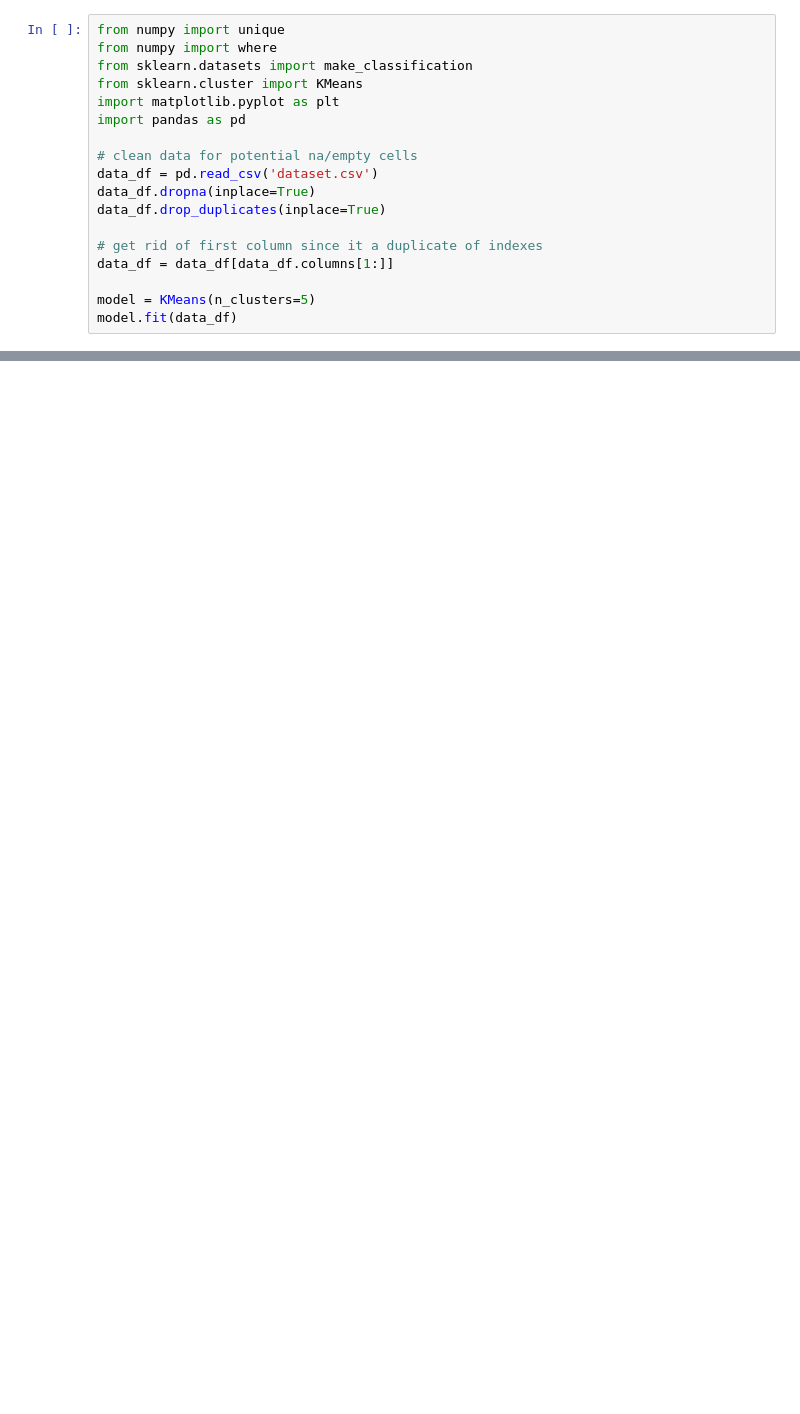
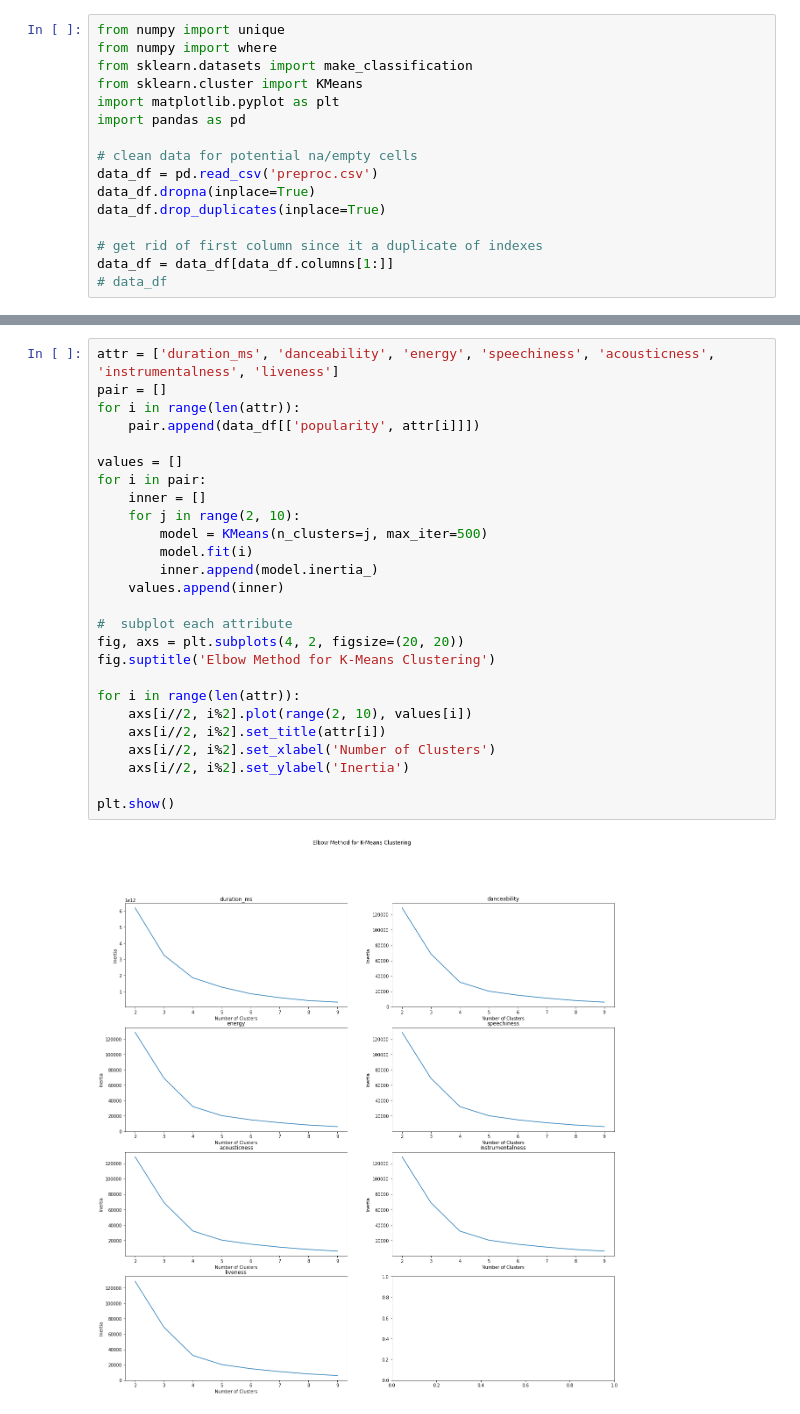
Before and after one commit to kev-ae/ds1-course_project, a Jupyter notebook: cluster.ipynb, the cells around one changed output, grey strips where cells are left out. Saved outputs shown, nothing was run; the diff lists cells and outputs as text; blank space fills up the shorter version.

```diff
--- a/cluster.ipynb
+++ b/cluster.ipynb
@@ -7,12 +9,10 @@ import matplotlib.pyplot as plt
 import pandas as pd
 
 # clean data for potential na/empty cells
-data_df = pd.read_csv('dataset.csv')
+data_df = pd.read_csv('preproc.csv')
 data_df.dropna(inplace=True)
 data_df.drop_duplicates(inplace=True)
 
 # get rid of first column since it a duplicate of indexes
 data_df = data_df[data_df.columns[1:]]
-
-model = KMeans(n_clusters=5)
-model.fit(data_df)
+# data_df
@@ -32,0 +21,28 @@ model.fit(data_df)
+# %%
+attr = ['duration_ms', 'danceability', 'energy', 'speechiness', 'acousticness', 'instrumentalness', 'liveness']
+pair = []
+for i in range(len(attr)):
+    pair.append(data_df[['popularity', attr[i]]])
+
+values = []
+for i in pair:
+    inner = []
+    for j in range(2, 10):
+        model = KMeans(n_clusters=j, max_iter=500)
+        model.fit(i)
+        inner.append(model.inertia_)
+    values.append(inner)
+
+#  subplot each attribute
+fig, axs = plt.subplots(4, 2, figsize=(20, 20))
+fig.suptitle('Elbow Method for K-Means Clustering')
+
+for i in range(len(attr)):
+    axs[i//2, i%2].plot(range(2, 10), values[i])
+    axs[i//2, i%2].set_title(attr[i])
+    axs[i//2, i%2].set_xlabel('Number of Clusters')
+    axs[i//2, i%2].set_ylabel('Inertia')
+
+plt.show()
+# %% [output]
+[figure, added]
```
Also changed, not shown: parts of 4 cells of this notebook.
